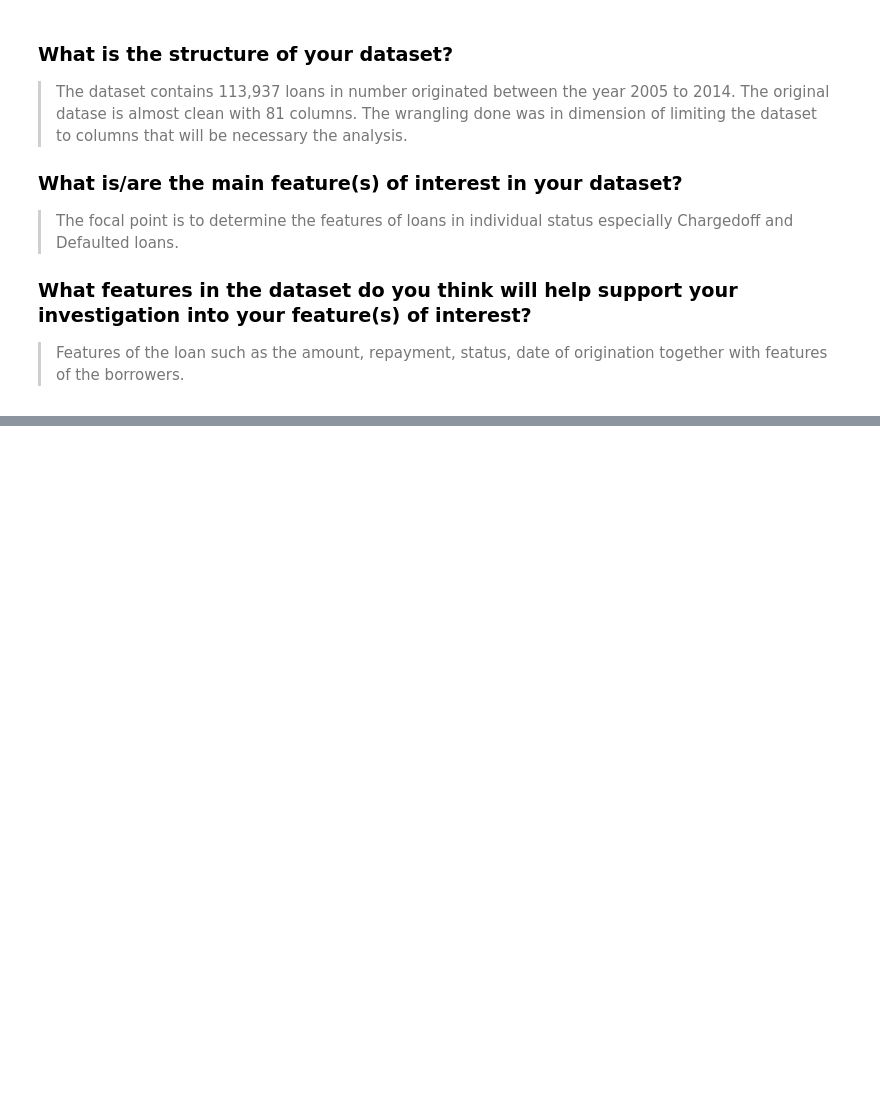
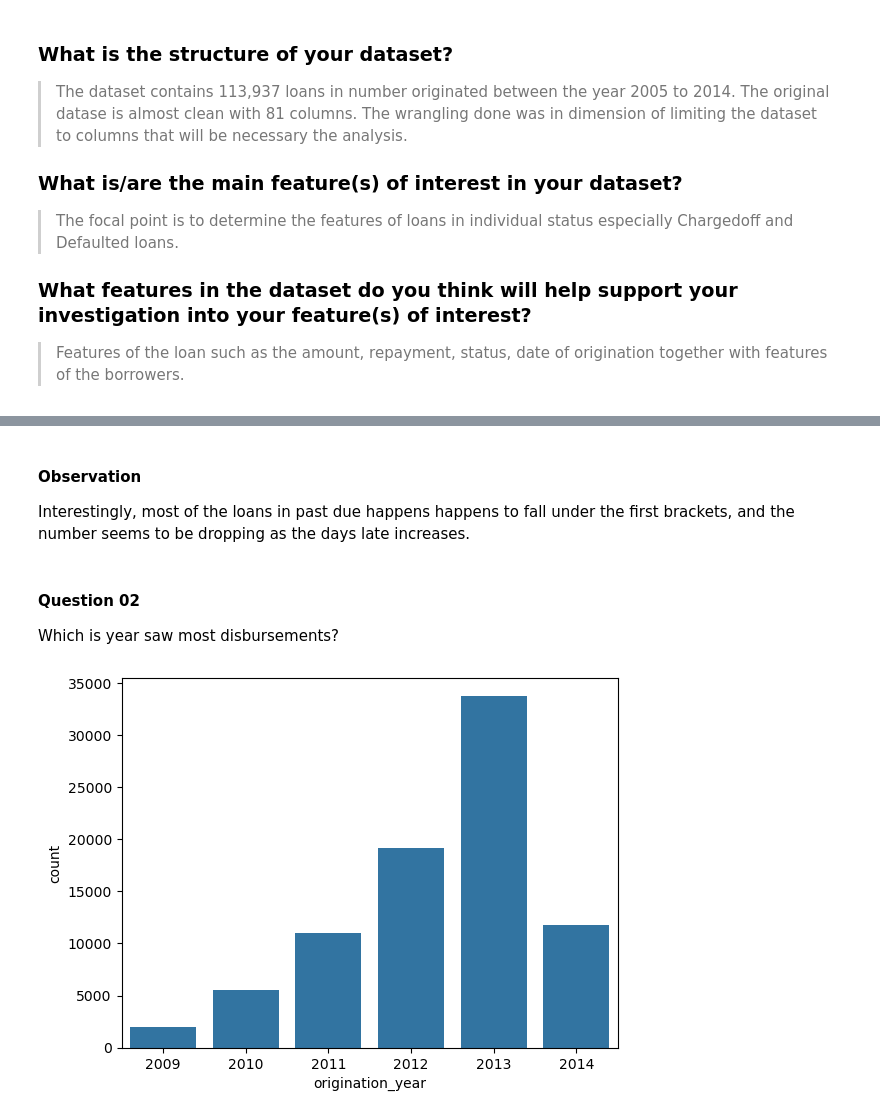
Before and after one commit to ampsboadu/loan_analysis, a Jupyter notebook: Part_I_exploration.ipynb, the cells around one changed output, grey strips where cells are left out. Saved outputs shown, nothing was run; the diff lists cells and outputs as text; code cells hidden in the pictures; blank space fills up the shorter version.

```diff
--- a/Part_I_exploration.ipynb
+++ b/Part_I_exploration.ipynb
@@ -367,0 +420,15 @@ for var in ordinal_var_dict:
+# %% [markdown]
+#### Observation
+
+Interestingly, most of the loans in past due happens happens to fall under the first brackets, and the number seems to be dropping as the days late increases.
+# %% [markdown]
+#### Question 02
+
+Which is year saw most disbursements?
+# %%
+# Bar char showing count of loans per year of origination
+
+year_order = sorted(df['origination_year'].unique())
+count_plot(df, 'origination_year', order = year_order)
+# %% [output]
+[figure, added]
```
Also changed, not shown: parts of 34 cells of this notebook.
